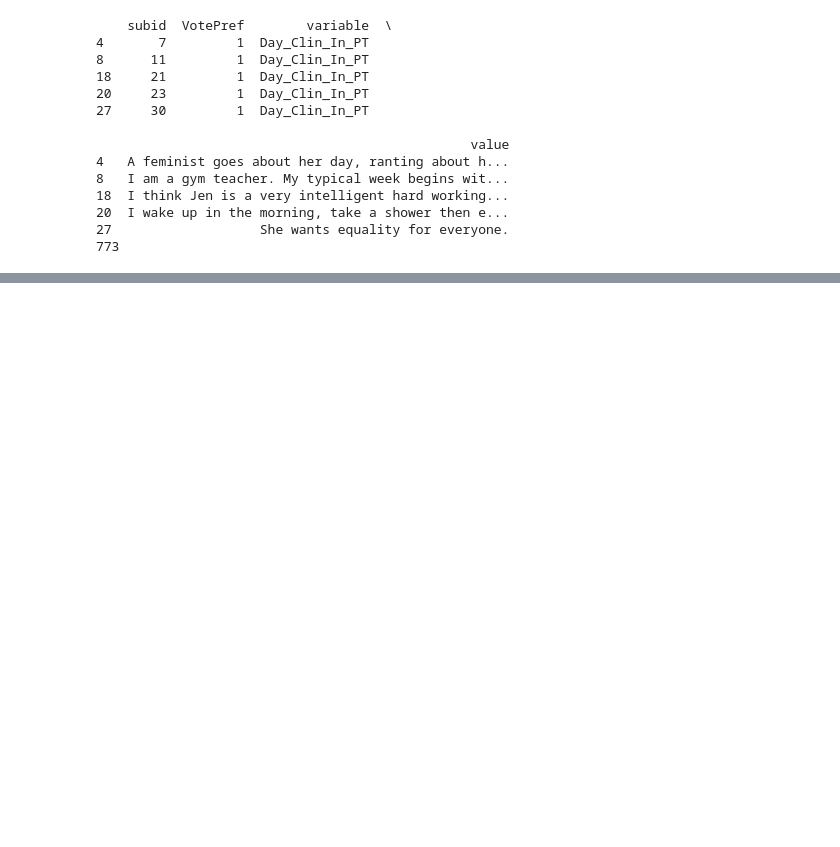
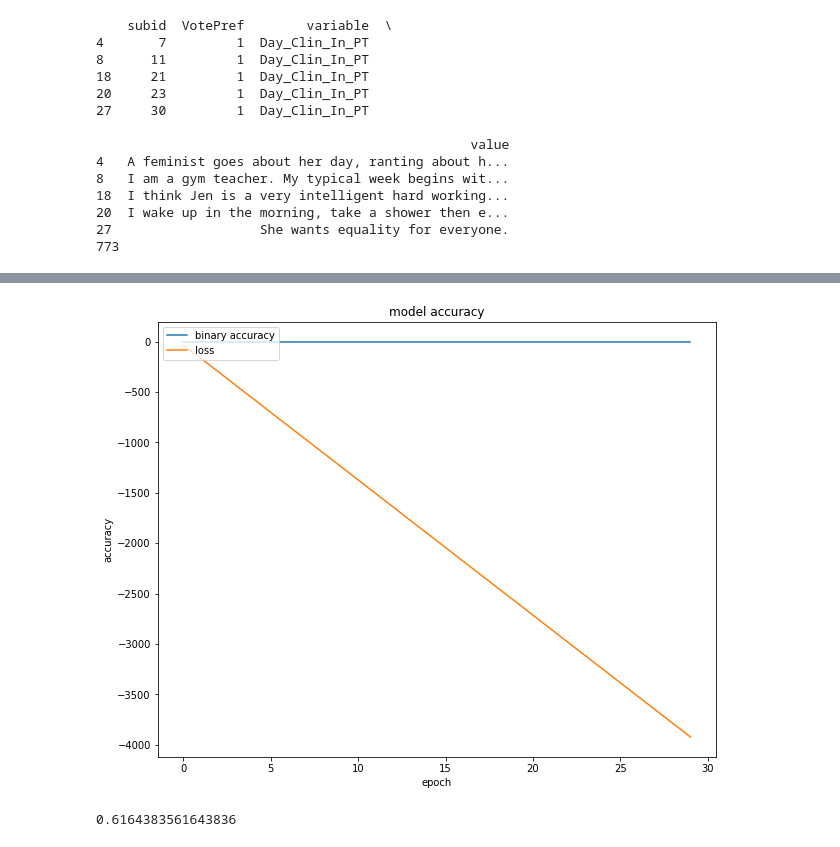
Before and after one commit to kdenning/Political-ANN, a Jupyter notebook: CIS_Final.ipynb, the cells around one changed output, grey strips where cells are left out. Drawn from its saved outputs; the diff is of its cells as text; code cells hidden in the pictures; blank space fills up the shorter version.

Commit message:
Did data cleaning and ran first ANN model; plot looks weird

```diff
--- a/CIS_Final.ipynb
+++ b/CIS_Final.ipynb
@@ -80,2 +128,8 @@ vote = shuffled_table['VotePref'].tolist() # 1 = voted for Clinton, 2 = voted fo
 # %%
-# Getting Glove vectors for words in shuffled lists
+# Getting Glove vectors for words in shuffled text list
+%%time
+text_vectors = []
+
+for i in range(len(text)):
+  output = func.sent2vec(text[i])
+  text_vectors.append(output)
@@ -83,0 +146,10 @@ vote = shuffled_table['VotePref'].tolist() # 1 = voted for Clinton, 2 = voted fo
+# %%
+# Split data into test and training sets
+X_train = text_vectors[:700]
+Y_train = vote[:700]
+
+X_test = text_vectors[700:]
+Y_test = vote[700:]
+
+# Score to beat with ANN model
+Y_test.count(1)/len(Y_test)
@@ -83,0 +184,19 @@ vote = shuffled_table['VotePref'].tolist() # 1 = voted for Clinton, 2 = voted fo
+# %%
+# Choosing the best model
+m = up.ann_build_model(300, [128,1])
+
+# The best epochs
+training = up.ann_train(m, X_train, Y_train, 30)
+
+#Plot looks wrong...
+# %% [output]
+[figure, added]
+# %%
+# Predictions
+raw_predictions = m.predict(X_test)
+predictions = [int(round(x[0])) for x in raw_predictions]
+cases = list(zip(predictions, Y_test))
+
+(cases.count((0,0)) + cases.count((1,1)))/len(X_test)
+# %% [output]
+0.6164383561643836
```
Also changed, not shown: parts of 15 cells of this notebook.
